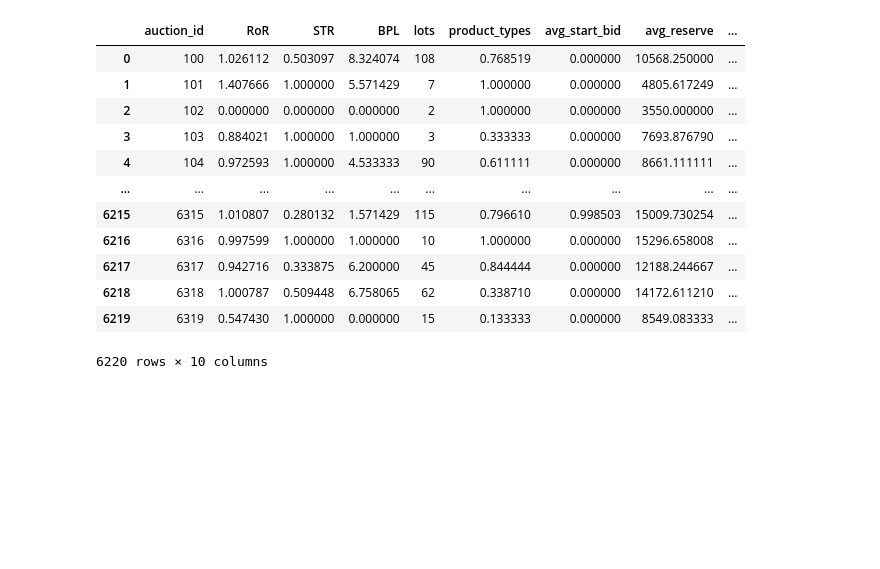
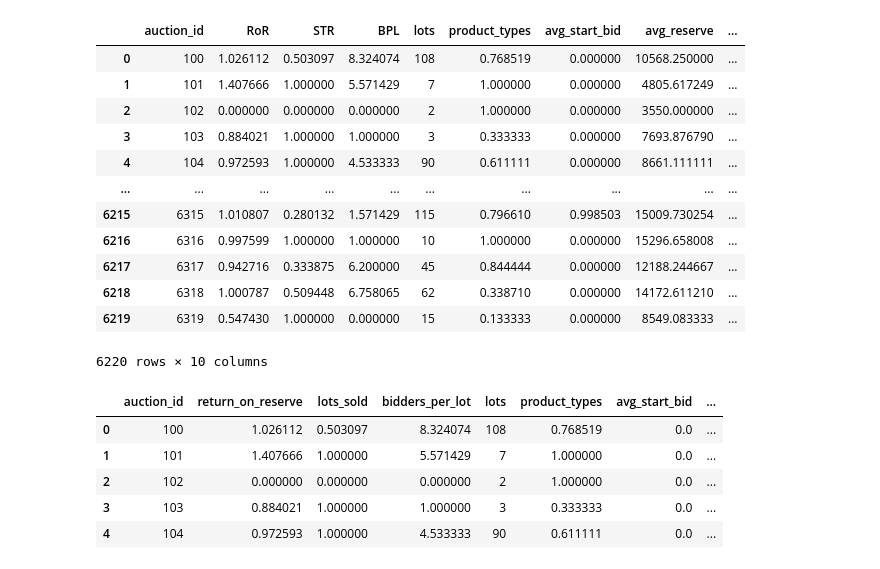
Before and after one commit to TheCiccio/Auctions_2019_Project, a Jupyter notebook: Online auction results in the USA (2019).ipynb, the cells around one changed output. Saved outputs shown, nothing was run; the diff lists cells and outputs as text; code cells hidden in the pictures; blank space fills up the shorter version.

```diff
--- a/Online auction results in the USA (2019).ipynb
+++ b/Online auction results in the USA (2019).ipynb
@@ -18,3 +18,15 @@ data
 | 6218 | 6318 | 1.000787 | 0.509448 | 6.758065 | 62 | 0.338710 | 0.000000 | 14172.611210 | ... |
 | 6219 | 6319 | 0.547430 | 1.000000 | 0.000000 | 15 | 0.133333 | 0.000000 | 8549.083333 | ... |
 6220 rows × 10 columns
+# %%
+data.rename(columns = {'RoR': 'return_on_reserve',
+                      'STR': 'lots_sold',
+                      'BPL': 'bidders_per_lot'}, inplace = True)
+data.head()
+# %% [output]
+|  | auction_id | return_on_reserve | lots_sold | bidders_per_lot | lots | product_types | avg_start_bid | ... |
+| 0 | 100 | 1.026112 | 0.503097 | 8.324074 | 108 | 0.768519 | 0.0 | ... |
+| 1 | 101 | 1.407666 | 1.000000 | 5.571429 | 7 | 1.000000 | 0.0 | ... |
+| 2 | 102 | 0.000000 | 0.000000 | 0.000000 | 2 | 1.000000 | 0.0 | ... |
+| 3 | 103 | 0.884021 | 1.000000 | 1.000000 | 3 | 0.333333 | 0.0 | ... |
+| 4 | 104 | 0.972593 | 1.000000 | 4.533333 | 90 | 0.611111 | 0.0 | ... |
```
Also changed, not shown: parts of 13 cells of this notebook.
